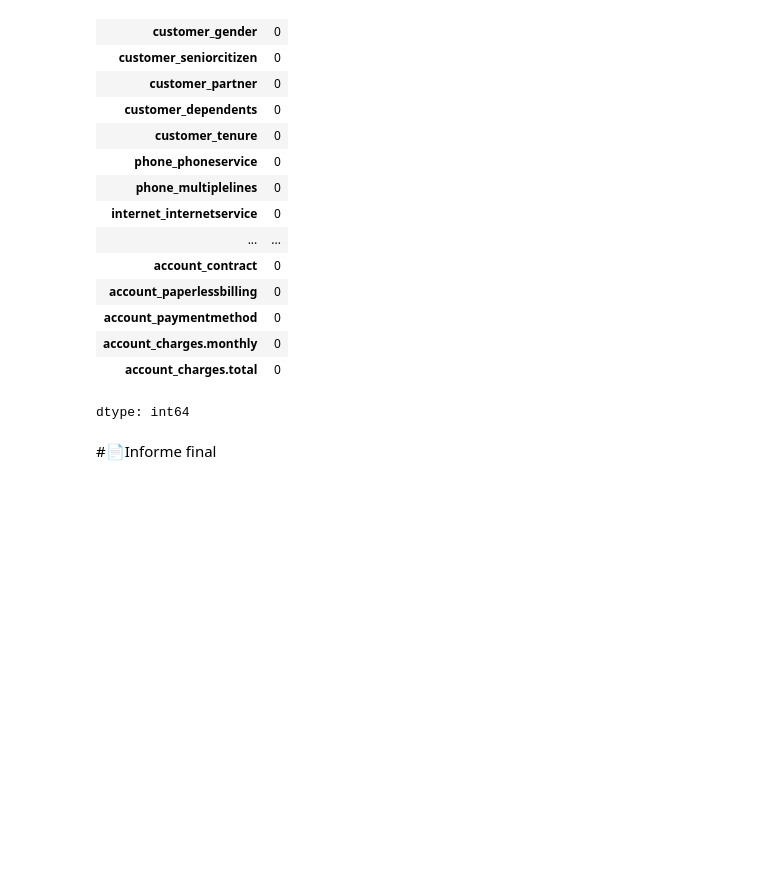
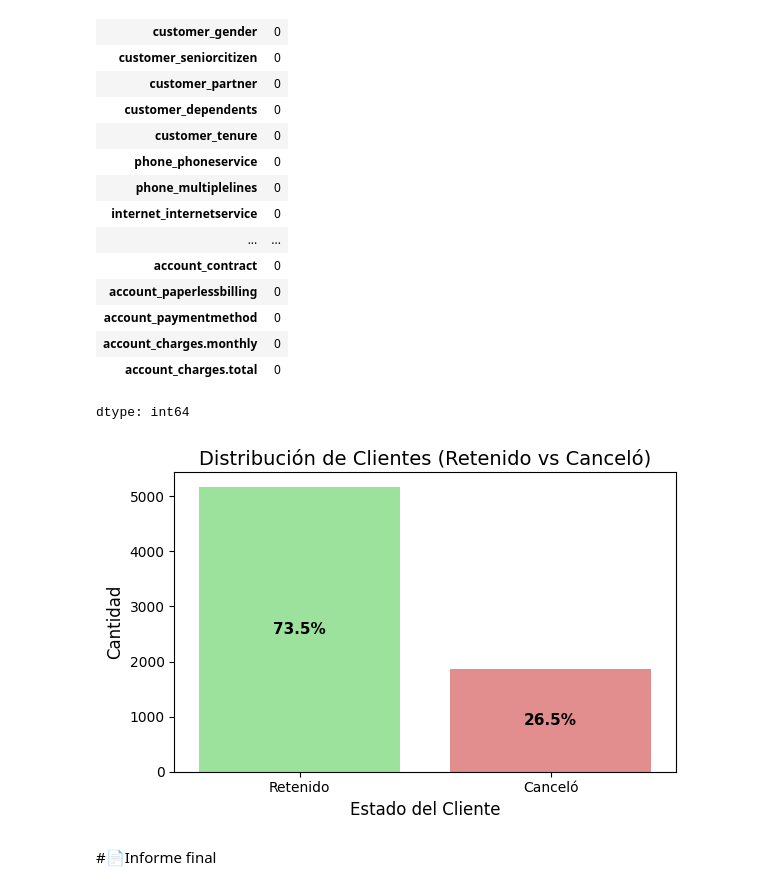
Before and after one commit to VicM678/TelecomX_LATAM, a Jupyter notebook: TelecomX_LATAM.ipynb, the cells around one changed output. Saved outputs shown, nothing was run; the diff lists cells and outputs as text; code cells hidden in the pictures; blank space fills up the shorter version.

```diff
--- a/TelecomX_LATAM.ipynb
+++ b/TelecomX_LATAM.ipynb
@@ -302,5 +302,36 @@ df_eliminar_nulos.isnull().sum().sort_values(ascending=False)
 | account_charges.monthly | 0 |
 | account_charges.total | 0 |
 dtype: int64
+# %%
+orden = ['Retenido', 'Canceló']
+
+proporcion = df_eliminar_nulos['churn'].value_counts(normalize=True) * 100
+proporcion = proporcion.round(1)
+
+plt.figure(figsize=(6, 4))
+ax = sns.countplot(
+    x="churn",
+    data=df_eliminar_nulos,
+    order=orden,
+    palette=["#90ee90", "#f08080"]
+)
+
+
+plt.title("Distribución de Clientes (Retenido vs Canceló)", fontsize=14)
+plt.xlabel("Estado del Cliente", fontsize=12)
+plt.ylabel("Cantidad", fontsize=12)
+
+
+for p in ax.patches:
+    total = len(df_eliminar_nulos)
+    porcentaje = (p.get_height() / total) * 100
+    ax.annotate(f'{porcentaje:.1f}%',
+                (p.get_x() + p.get_width() / 2, p.get_height() / 2),
+                ha='center', va='center', fontsize=11, color='black', weight='bold')
+
+plt.tight_layout()
+plt.show()
+# %% [output]
+[figure, added]
 # %% [markdown]
 #📄Informe final
```
